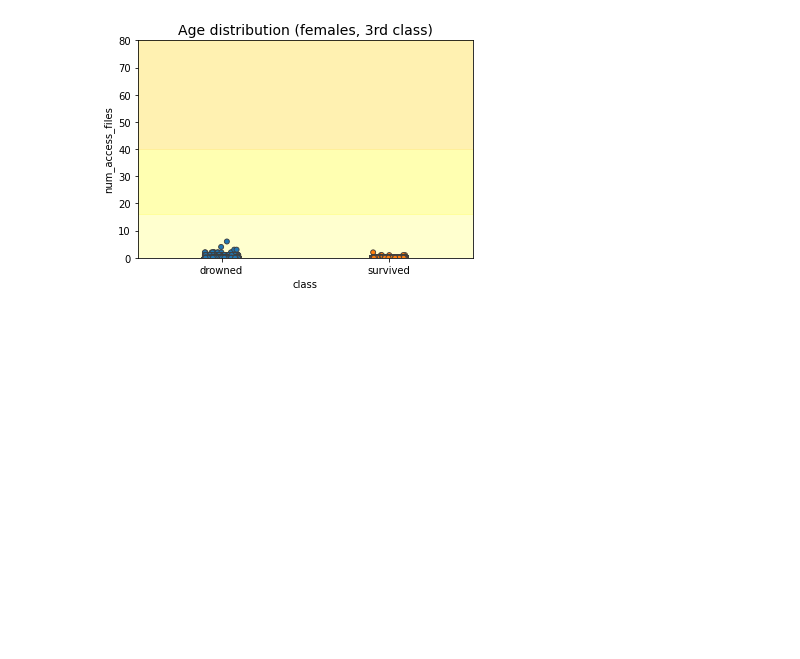
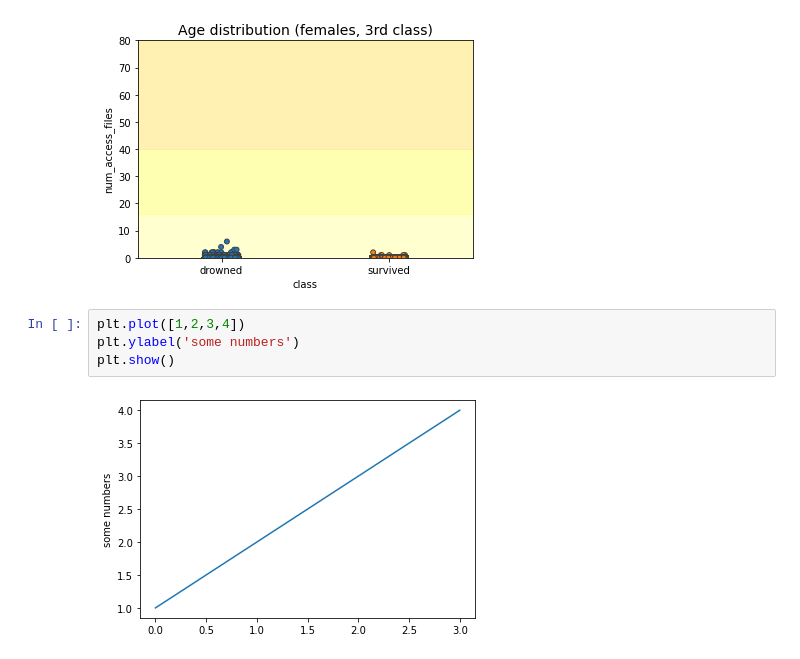
Before and after one commit to jnferreira/ADES-Kaggle, a Jupyter notebook: EDA.ipynb, the cells around one changed output. Drawn from its saved outputs; the diff is of its cells as text; blank space fills up the shorter version.

```diff
--- a/EDA.ipynb
+++ b/EDA.ipynb
@@ -345,3 +345,9 @@ plt.ylim(0, 80)
 plt.show()
 # %% [output]
 [figure]
+# %%
+plt.plot([1,2,3,4])
+plt.ylabel('some numbers')
+plt.show()
+# %% [output]
+[figure, added]
```
Also changed, not shown: 2 other files.
